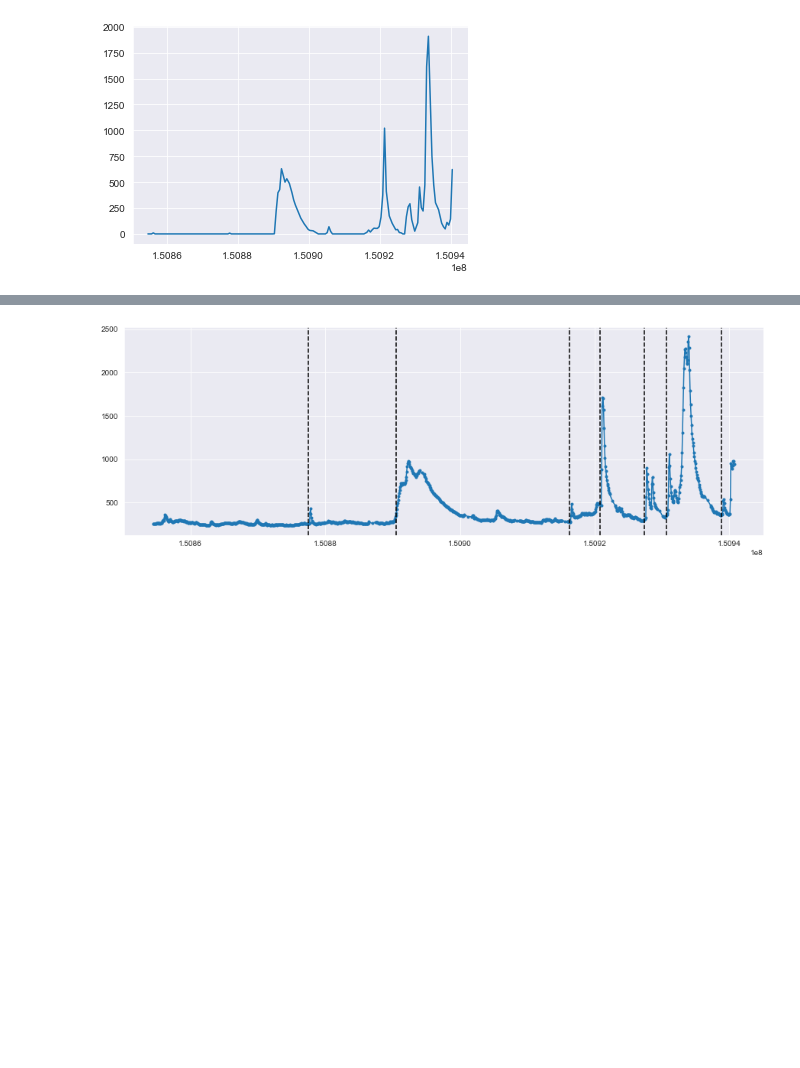
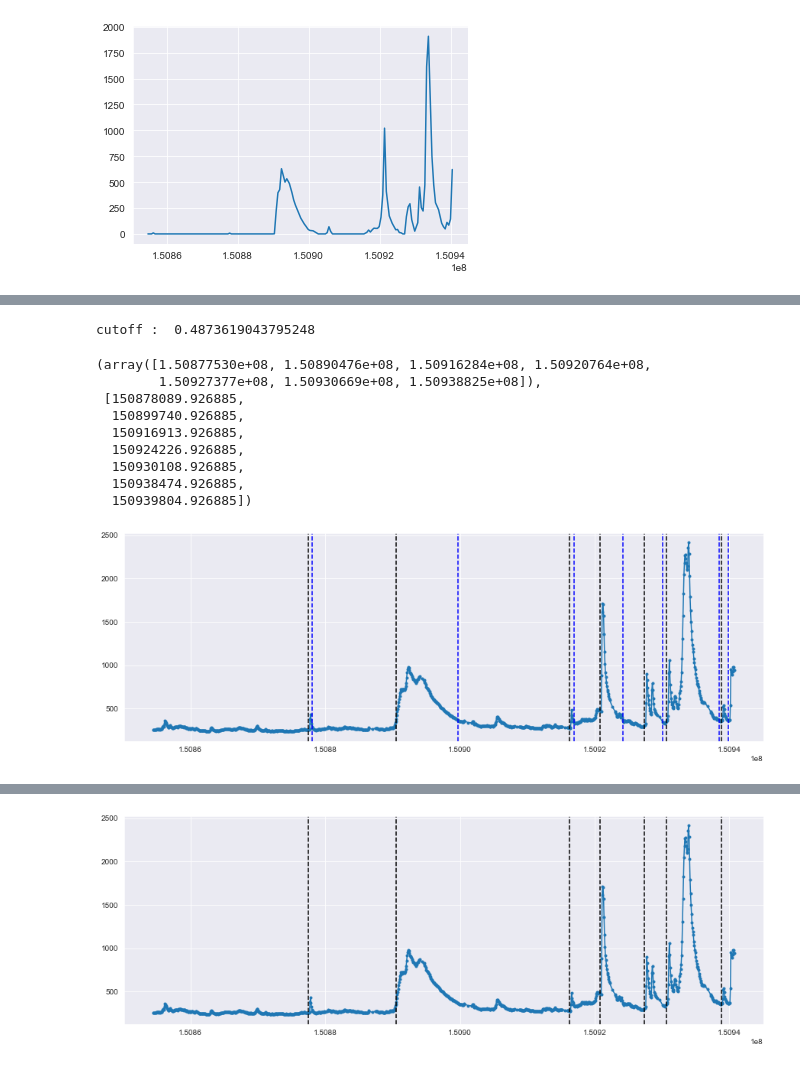
Before and after one commit to Tech-Meet-10-IITB-Solutions/SuryaDrishti, a Jupyter notebook: loc_max.ipynb, the cells around one changed output, grey strips where cells are left out. Cells and saved outputs as stored; diff of their text form; code cells hidden in the pictures; blank space fills up the shorter version.

Commit message:
Finalized local maxima function

```diff
--- a/loc_max.ipynb
+++ b/loc_max.ipynb
@@ -204,3 +185,76 @@ cutoff :  0.4873619043795248
+# %%
+def local_maxima(binned_count, binned_time):
+    length = 200
+    st_nr = binned_count[4:]-binned_count[:-4]
+    st_dr = binned_time[4:] - binned_time[:-4]
+    st_cutoff = np.average(np.sort(np.divide(st_nr, st_dr))[-1*length:])
+    st_flags = np.array(np.where(np.divide(st_nr, st_dr)>st_cutoff))
+    print('cutoff : ', np.average(np.sort(np.divide(st_nr, st_dr))[-1*length:]))
+
+    new_st_flags = [st_flags[0][0]]
+    for i in range(len(st_flags[0])-1):
+        if st_flags[0][i+1]-st_flags[0][i]>20:
+            new_st_flags.append(st_flags[0][i+1])
+
+    peak_flags = []
+
+    for i in range(len(new_st_flags)):
+        peak = binned_count[new_st_flags[i]:]
+        #peak_flags.append(new_st_flags[i]+np.where(np.ediff1d(peak)<0)[0][0])
+        pk_nr = peak[4:]
+        pk_dr = peak[:-4]
+        peak_flags.append(new_st_flags[i]+np.where(np.divide(pk_nr, pk_dr)<1)[0][5])
+
+    def bk_avg():
+        iter_counts = np.copy(binned_count)
+        iter = 5
+        n = 0.8
+        for i in range(iter):
+            mean, med, sig = scs(iter_counts)
+            iter_counts[iter_counts>mean+n*sig]=mean+n*sig
+        mean, med, sig = scs(iter_counts)
+        return mean+3*sig
+
+    cut = bk_avg()
+
+    def find_end(time, counts, mean):
+        if len(np.where(counts<mean)[0]) != 0:
+            end_time = time[np.where(counts<mean)[0][0]]
+        else:
+            end_time = time[np.argmin(counts)]
+        return end_time
+
+    end_flags = []
+
+    for i in range(len(peak_flags)):
+        if i != len(peak_flags)-1:
+            end_flags.append(find_end(binned_time[peak_flags[i]:new_st_flags[i+1]], binned_count[peak_flags[i]:new_st_flags[i+1]], cut))
+        else:
+            end_flags.append(find_end(binned_time[peak_flags[i]:], binned_count[peak_flags[i]:], cut))
+
+    plt.figure(figsize = (15,5))
+    plt.plot(binned_time, binned_count,marker = '.')
+
+    for i in range(len(new_st_flags)):#, len(peak_flags[0]))):
+        plt.axvline(binned_time[new_st_flags[i]], color = 'black', ls='--')
+        #plt.axvline(binned_time[peak_flags[i]], color = 'red', ls='--')
+        plt.axvline(end_flags[i], color = 'blue', ls = '--')
+
+    return binned_time[new_st_flags],end_flags
+
+local_maxima(binned_count, binned_time)
+# %% [output]
+cutoff :  0.4873619043795248
+(array([1.50877530e+08, 1.50890476e+08, 1.50916284e+08, 1.50920764e+08,
+        1.50927377e+08, 1.50930669e+08, 1.50938825e+08]),
+ [150878089.926885,
+  150899740.926885,
+  150916913.926885,
+  150924226.926885,
+  150930108.926885,
+  150938474.926885,
+  150939804.926885])
+[figure, added]
 # %%
 flag_diff = np.ediff1d(st_flags[0])
 print(st_flags[0], flag_diff)
```
Also changed, not shown: parts of 13 cells of this notebook.
